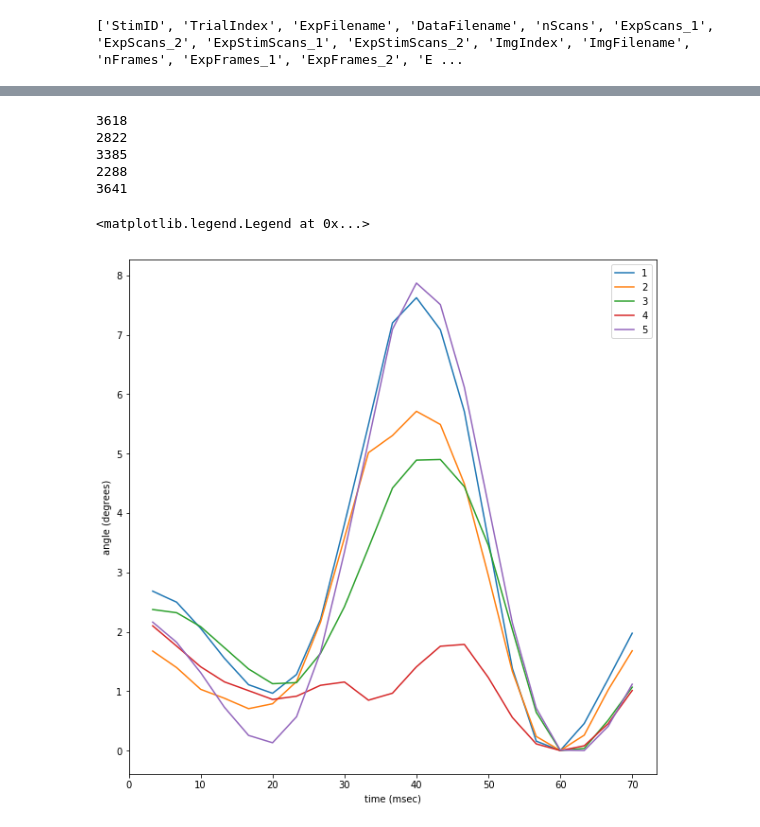
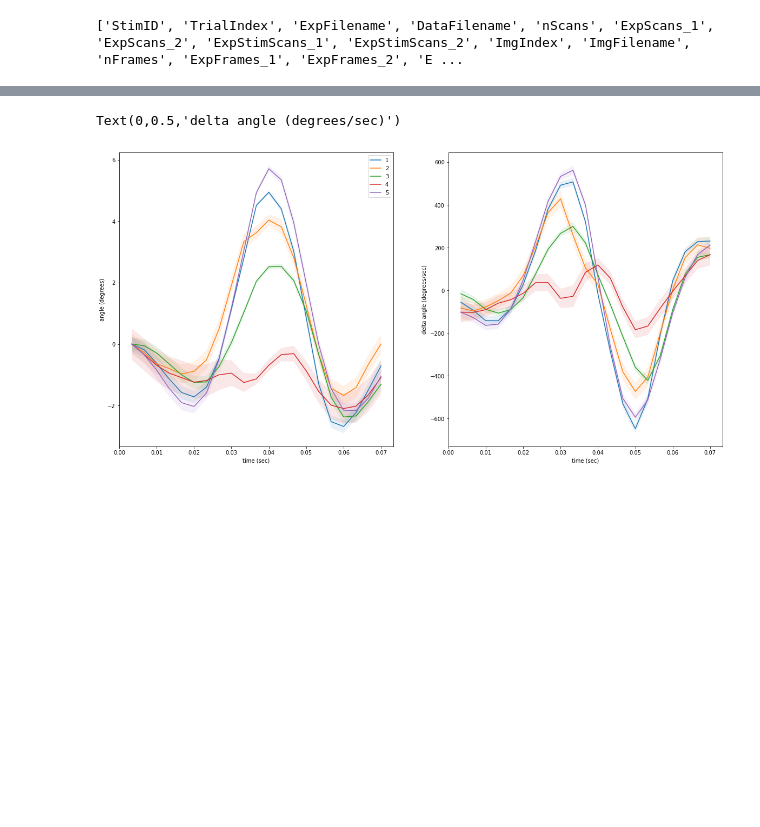
Before and after one commit to elyall/EvansCode, a Jupyter notebook: Analyses/WhiskerTracking/analyze_touches.ipynb, the cells around one changed output, grey strips where cells are left out. Saved outputs shown, nothing was run; the diff lists cells and outputs as text; code cells hidden in the pictures; blank space fills up the shorter version.

Commit message:
added derivative calculation

```diff
--- a/Analyses/WhiskerTracking/analyze_touches.ipynb
+++ b/Analyses/WhiskerTracking/analyze_touches.ipynb
@@ -35,23 +84,17 @@ num_frames = num_frames*2+1
-# %%
-x = np.linspace(1/300*1000,num_frames/300*1000,num_frames)
-fig, ax = plt.subplots(1, 1, figsize=(10,10))
-
-for a in angle:
-    print(len(a))
-    frames = np.array([len(x) for x in a])
-    a = np.vstack(list(compress(a, frames==num_frames)))
-    mean_angle = np.nanmean(a, axis=0)
-    mean_angle = mean_angle - np.min(mean_angle)
-    ax.plot(x,mean_angle)
-
-ax.set_ylabel('angle (degrees)')
-ax.set_xlabel('time (msec)')
-ax.legend(np.arange(1,6).astype('str'))
-# %% [output]
-3618
-2822
-3385
-2288
-3641
-<matplotlib.legend.Legend at 0x...>
-[figure, removed]
+# %%
+# Plot output
+fig, ax = plt.subplots(1, 2, figsize=(20,10))
+# ax = [ax,ax.twinx()]
+for m, s1, d, s2 in zip(mean_angle, se_angle, mean_deriv, se_deriv):
+    # ax[0].errorbar(x, m, s)
+    ax[0].plot(x, m)
+    ax[0].fill_between(x, m-s1, m+s1, alpha=0.1, antialiased=True)
+    ax[1].plot(x, d)
+    ax[1].fill_between(x, d-s2, d+s2, alpha=0.1, antialiased=True)
+ax[0].set_ylabel('angle (degrees)')
+[a.set_xlabel('time (sec)') for a in ax]
+ax[0].legend(np.arange(1,6).astype('str'))
+ax[1].set_ylabel('delta angle (degrees/sec)')
+# %% [output]
+Text(0,0.5,'delta angle (degrees/sec)')
+[figure, added]
```
Also changed, not shown: parts of 5 cells of this notebook.
